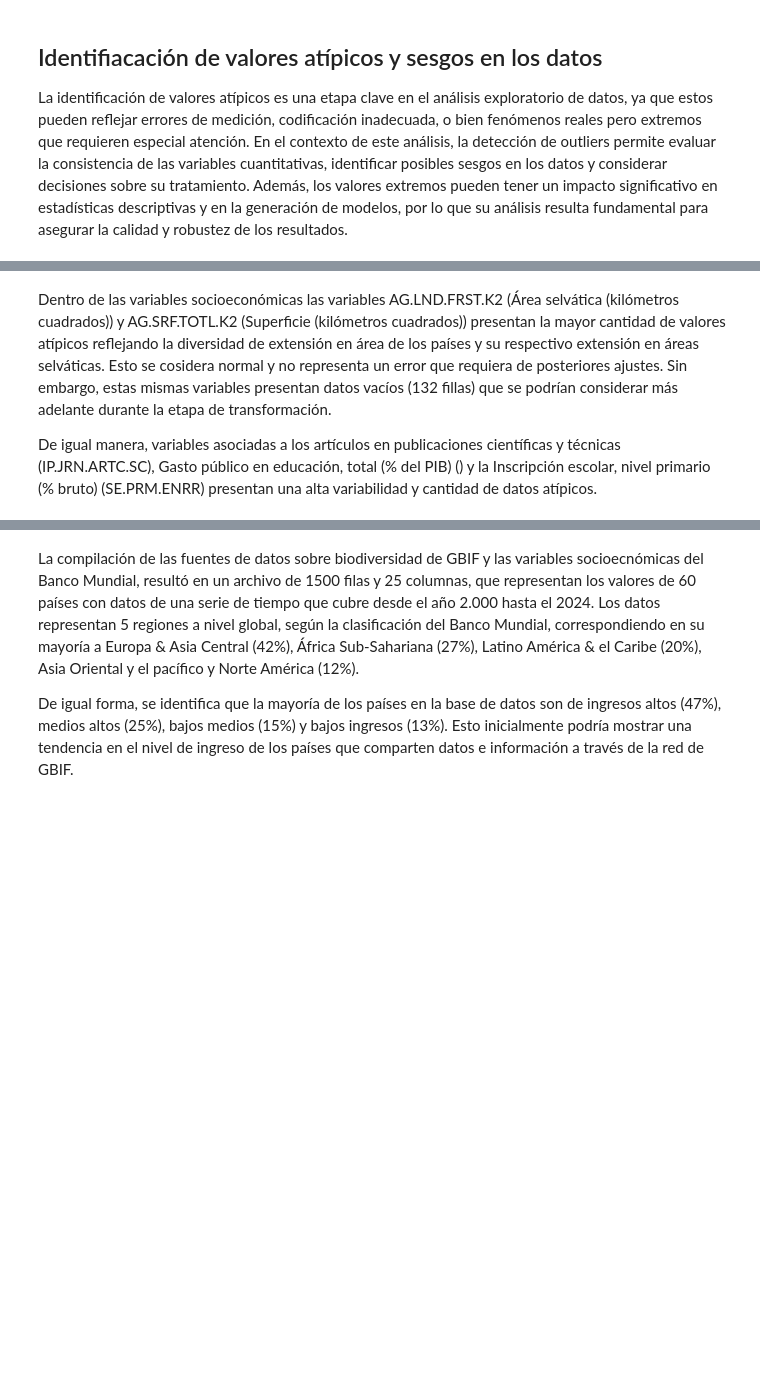
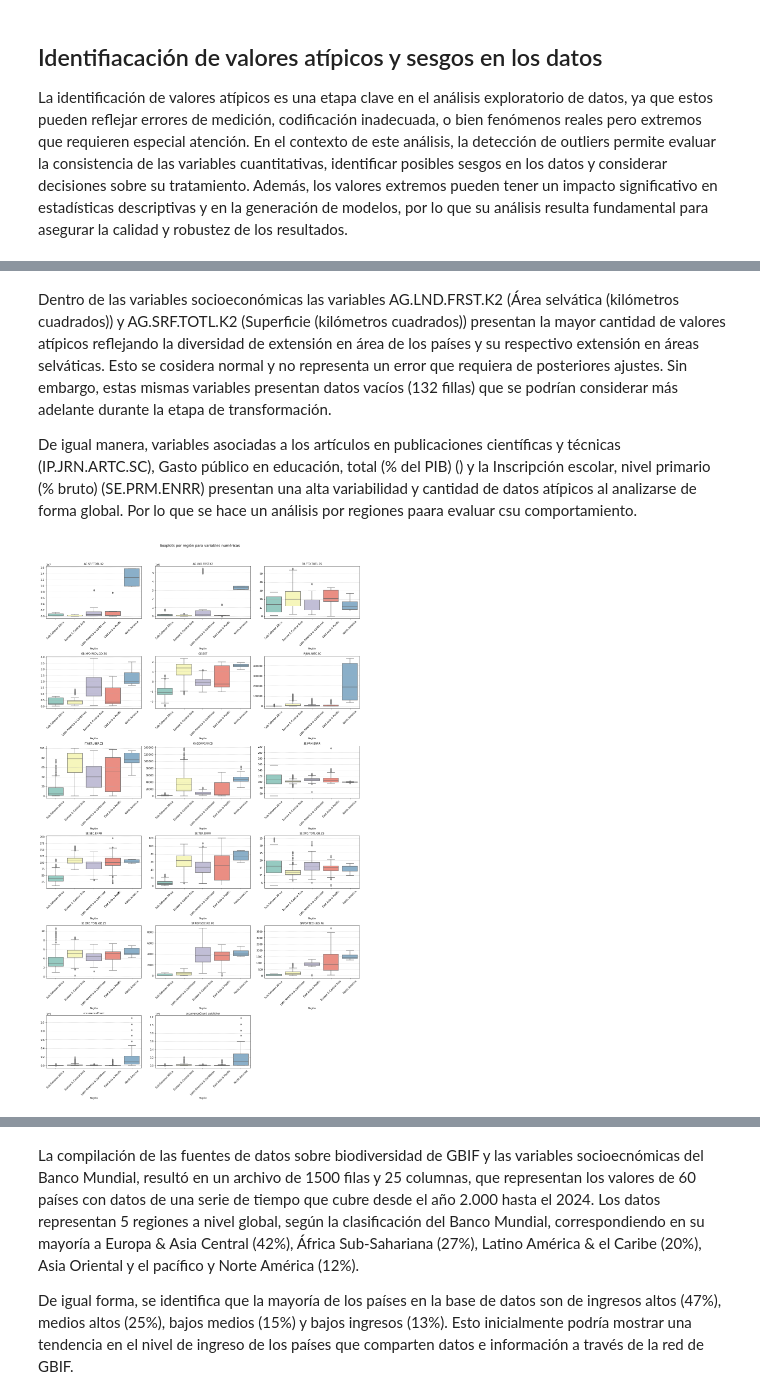
Before and after one commit to rortizgeo/Maestria_CD_Proyecto-Aplicado, a Jupyter notebook: PA_dataAnalysis.ipynb, the cells around one changed output, grey strips where cells are left out. Drawn from its saved outputs; the diff is of its cells as text; code cells hidden in the pictures; blank space fills up the shorter version.

```diff
--- a/PA_dataAnalysis.ipynb
+++ b/PA_dataAnalysis.ipynb
@@ -701,7 +694,41 @@ plt.show()
 # %% [markdown]
 Dentro de las variables socioeconómicas las variables AG.LND.FRST.K2 (Área selvática (kilómetros cuadrados)) y AG.SRF.TOTL.K2 (Superficie (kilómetros cuadrados)) presentan la mayor cantidad de valores atípicos reflejando la diversidad de extensión en área de los países y su respectivo extensión en áreas selváticas. Esto se cosidera normal y no representa un error que requiera de posteriores ajustes. Sin embargo, estas mismas variables presentan datos vacíos (132 fillas) que se podrían considerar más adelante durante la etapa de transformación.
 
-De igual manera, variables asociadas a los artículos en publicaciones científicas y técnicas (IP.JRN.ARTC.SC), Gasto público en educación, total (% del PIB) () y la Inscripción escolar, nivel primario (% bruto) (SE.PRM.ENRR) presentan una alta variabilidad y cantidad de datos atípicos.
+De igual manera, variables asociadas a los artículos en publicaciones científicas y técnicas (IP.JRN.ARTC.SC), Gasto público en educación, total (% del PIB) () y la Inscripción escolar, nivel primario (% bruto) (SE.PRM.ENRR) presentan una alta variabilidad y cantidad de datos atípicos al analizarse de forma global. Por lo que se hace un análisis por regiones paara evaluar csu comportamiento.
+# %%
+
+
+# Número de variables numéricas a graficar
+num_vars = var_num_t.shape[1]
+cols = 3  # Columnas del mosaico
+rows = math.ceil(num_vars / cols)
+
+# Crear subplots
+fig, axes = plt.subplots(rows, cols, figsize=(cols * 6, rows * 5))
+axes = axes.flatten()
+
+# Boxplot por variable, desagregado por región
+for i, col in enumerate(var_num_t.columns):
+    # Combinar la variable numérica con la columna 'region'
+    df_plot = pd.concat([Data[['region']], Data[[col]]], axis=1)
+    df_plot = df_plot.dropna()  # Eliminar filas con NaN
+
+    sns.boxplot(data=df_plot, x='region', y=col, ax=axes[i], palette='Set3')
+    axes[i].set_title(col, fontsize=10)
+    axes[i].set_xlabel('Región', fontsize=9)
+    axes[i].set_ylabel('', fontsize=9)
+    axes[i].tick_params(axis='x', rotation=45)
+    axes[i].grid(axis='y', linestyle='--', alpha=0.7)
+
+# Eliminar subplots vacíos si hay
+for j in range(i + 1, len(axes)):
+    fig.delaxes(axes[j])
+
+plt.tight_layout()
+plt.suptitle("Boxplots por región para variables numéricas", fontsize=14, y=1.03)
+plt.show()
+# %% [output]
+[figure, added]
 # %%
 
 # Variables categóricas a graficar
```
Also changed, not shown: parts of 13 cells of this notebook.
